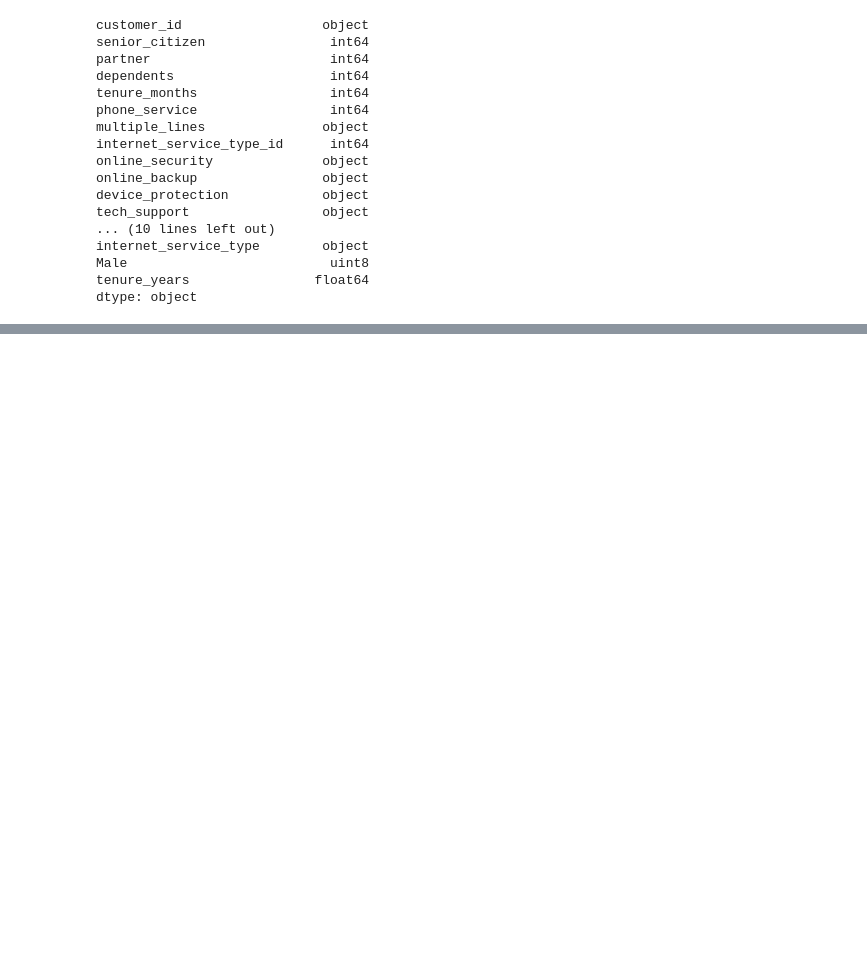
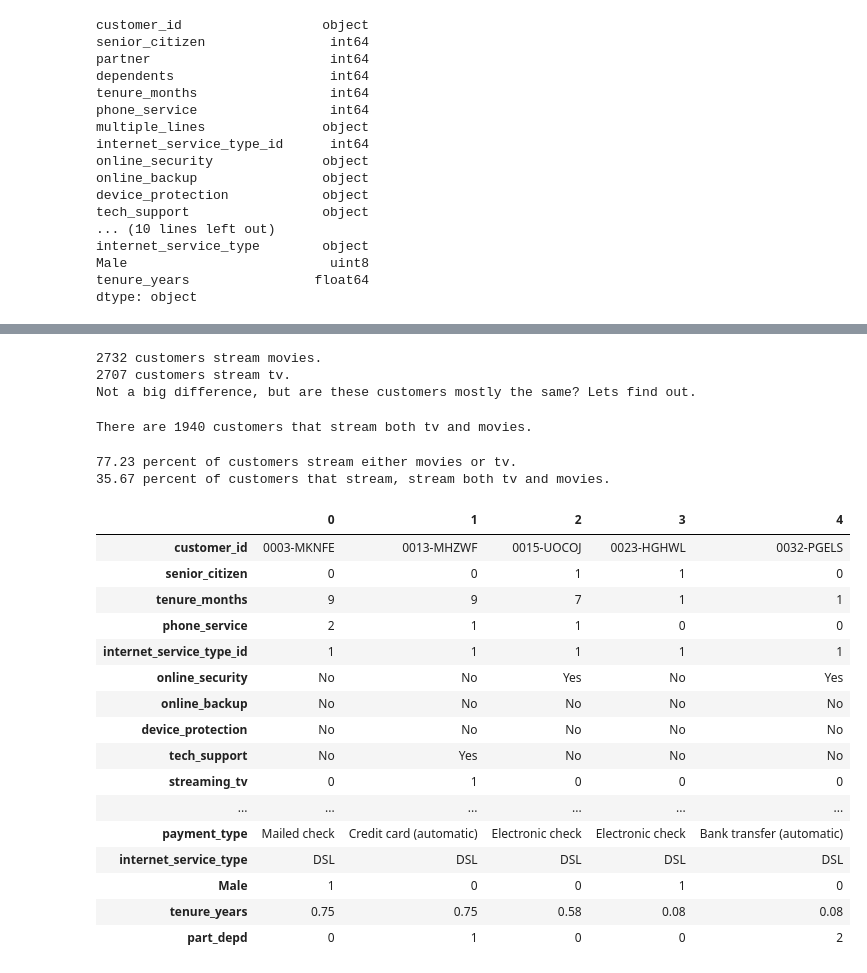
Before and after one commit to ThompsonBethany01/Telco_Churn, a Jupyter notebook: preparation.ipynb, the cells around one changed output, grey strips where cells are left out. Cells and saved outputs as stored; diff of their text form; code cells hidden in the pictures; blank space fills up the shorter version.

```diff
--- a/preparation.ipynb
+++ b/preparation.ipynb
@@ -267,0 +288,10 @@ dtype: object
+# %%
+# using .replace to change values as stated above
+df['multiple_lines'] = df.multiple_lines.replace({'No phone service': 0, 'No': 1, 'Yes': 2})
+
+# we no longer need phone_service, now mulitple_lines states if a customer has phone service (if != 0)
+df = df.drop('phone_service',axis=1)
+
+# make multiple_lines our new phone_service feature
+df = df.rename(columns={'multiple_lines':'phone_service'})
+df.head()
@@ -267,0 +315,6 @@ dtype: object
+# %%
+# taking the sum of the two columns to create a new single variable for partner or dependents
+df['part_depd'] = df['partner'] + df['dependents']
+
+# no longer need the columns by themselves
+df = df.drop(['partner','dependents'],axis=1)
@@ -267,0 +326,59 @@ dtype: object
+# %%
+print(df[df.streaming_movies == 'Yes'].streaming_movies.count(), 'customers stream movies.')
+print(df[df.streaming_tv == 'Yes'].streaming_tv.count(), 'customers stream tv.')
+print('Not a big difference, but are these customers mostly the same? Lets find out.')
+# %% [output]
+2732 customers stream movies.
+2707 customers stream tv.
+Not a big difference, but are these customers mostly the same? Lets find out.
+# %%
+# customers that stream movies
+movies = df[df.streaming_movies == 'Yes']
+
+#customers that stream tv
+tv = df[df.streaming_tv == 'Yes']
+
+# add the index of each together (each customer has a unique index)
+together = movies.index.append(tv.index)
+
+movie_tv = together.duplicated().sum()
+
+# .duplicated returns true if the values is a duplicate
+print('There are',movie_tv,'customers that stream both tv and movies.')
+# %% [output]
+There are 1940 customers that stream both tv and movies.
+# %%
+# how many customers stream movies or tv, compared to all customers
+stream_total = df[df.streaming_movies == 'Yes'].streaming_movies.count() + df[df.streaming_tv == 'Yes'].streaming_tv.count()
+cust_total = len(df)
+stream_percent = round((stream_total / cust_total) * 100, 2)
+print(stream_percent,'percent of customers stream either movies or tv.')
+
+movie_tv_percent = round((movie_tv/len(together)) * 100, 2)
+print(movie_tv_percent,'percent of customers that stream, stream both tv and movies.')
+# %% [output]
+77.23 percent of customers stream either movies or tv.
+35.67 percent of customers that stream, stream both tv and movies.
+# %%
+df['streaming_movies'] = df.streaming_movies.replace({'No internet service': 0, 'No': 0, 'Yes': 1})
+df['streaming_tv'] = df.streaming_tv.replace({'No internet service': 0, 'No': 0, 'Yes': 1})
+# %%
+df.head(5).T
+# %% [output]
+|  | 0 | 1 | 2 | 3 | 4 |
+| customer_id | 0003-MKNFE | 0013-MHZWF | 0015-UOCOJ | 0023-HGHWL | 0032-PGELS |
+| senior_citizen | 0 | 0 | 1 | 1 | 0 |
+| tenure_months | 9 | 9 | 7 | 1 | 1 |
+| phone_service | 2 | 1 | 1 | 0 | 0 |
+| internet_service_type_id | 1 | 1 | 1 | 1 | 1 |
+| online_security | No | No | Yes | No | Yes |
+| online_backup | No | No | No | No | No |
+| device_protection | No | No | No | No | No |
+| tech_support | No | Yes | No | No | No |
+| streaming_tv | 0 | 1 | 0 | 0 | 0 |
+| ... | ... | ... | ... | ... | ... |
+| payment_type | Mailed check | Credit card (automatic) | Electronic check | Electronic check | Bank transfer (automatic) |
+| internet_service_type | DSL | DSL | DSL | DSL | DSL |
+| Male | 1 | 0 | 0 | 1 | 0 |
+| tenure_years | 0.75 | 0.75 | 0.58 | 0.08 | 0.08 |
+| part_depd | 0 | 1 | 0 | 0 | 2 |
```
Also changed, not shown: parts of 11 cells of this notebook, 3 other files.
